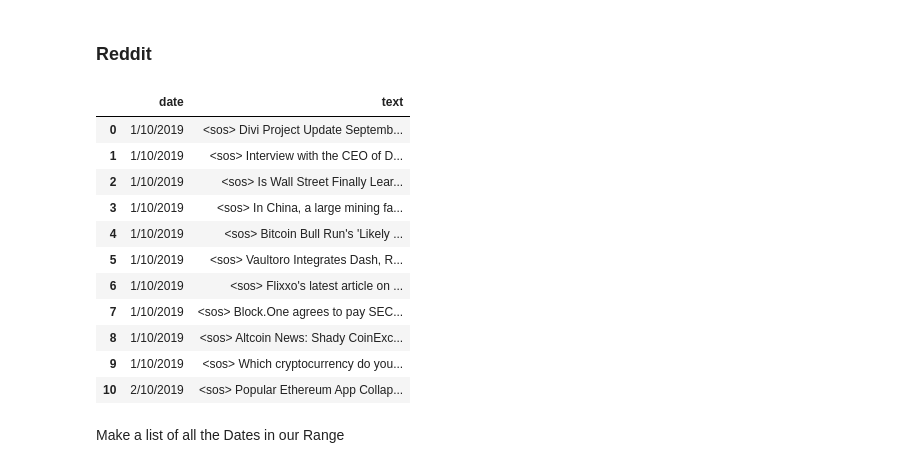
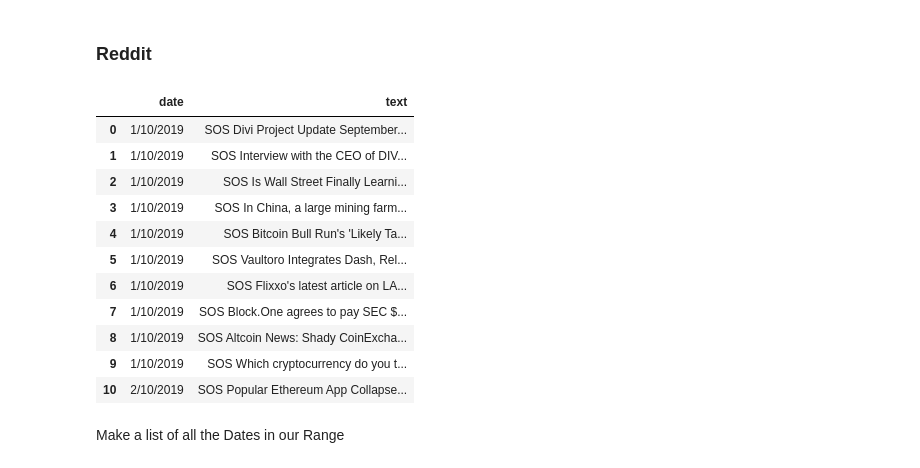
Before and after one commit to CAMAY3101/KALIK, a Jupyter notebook: data/Preprocess/cleanup.ipynb, the cells around one changed output. Saved outputs shown, nothing was run; the diff lists cells and outputs as text; code cells hidden in the pictures.

```diff
--- a/data/Preprocess/cleanup.ipynb
+++ b/data/Preprocess/cleanup.ipynb
@@ -45,39 +45,39 @@ df_binance = [df_ETH_USDT, df_ETH_BTC, df_BNB_ETH, df_XRP_ETH]
 # %%
 for df in df_reddit:
     # Drop columns we don't need
     df.drop(['id', 'num_comments', 'permalink', 'score', 'subreddit'], axis=1, inplace=True)
     # Change created_utc format to day/month/year
     df['date'] = pd.to_datetime(df['created_utc'])
     df['date'] = df['date'].dt.strftime('%#d/%#m/%Y')
     # Join title and comments into one column
     # if a comment is empty, replace it with an empty string
     df['title'] = df['title'].astype(str)
     df['comment_1'].fillna('', inplace=True)
     df['comment_1'] = df['comment_1'].astype(str)
     df['comment_2'].fillna('', inplace=True)
     df['comment_2'] = df['comment_2'].astype(str)
     df['comment_3'].fillna('', inplace=True)
     df['comment_3'] = df['comment_3'].astype(str)
     # We use <sos> and <eos> to mark the start and end of a text, this will help training the model
-    df['text'] = '<sos> ' + df['title'] + '. ' + df['comment_1'] + '. ' + df['comment_2'] + '. ' + df['comment_3'] + ' <eos>'
+    df['text'] = 'SOS ' + df['title'] + '. ' + df['comment_1'] + '. ' + df['comment_2'] + '. ' + df['comment_3'] + ' EOS'
     # Drop columns
     df.drop(['created_utc','title', 'comment_1', 'comment_2', 'comment_3'], axis=1, inplace=True)
 
 pd.set_option('display.max_rows', None)
 df_Crypto_Currency_News.head(11)
 # %% [output]
 |  | date | text |
-| 0 | 1/10/2019 | <sos> Divi Project Update Septemb... |
-| 1 | 1/10/2019 | <sos> Interview with the CEO of D... |
-| 2 | 1/10/2019 | <sos> Is Wall Street Finally Lear... |
-| 3 | 1/10/2019 | <sos> In China, a large mining fa... |
-| 4 | 1/10/2019 | <sos> Bitcoin Bull Run's 'Likely ... |
-| 5 | 1/10/2019 | <sos> Vaultoro Integrates Dash, R... |
-| 6 | 1/10/2019 | <sos> Flixxo's latest article on ... |
-| 7 | 1/10/2019 | <sos> Block.One agrees to pay SEC... |
-| 8 | 1/10/2019 | <sos> Altcoin News: Shady CoinExc... |
-| 9 | 1/10/2019 | <sos> Which cryptocurrency do you... |
-| 10 | 2/10/2019 | <sos> Popular Ethereum App Collap... |
+| 0 | 1/10/2019 | SOS Divi Project Update September... |
+| 1 | 1/10/2019 | SOS Interview with the CEO of DIV... |
+| 2 | 1/10/2019 | SOS Is Wall Street Finally Learni... |
+| 3 | 1/10/2019 | SOS In China, a large mining farm... |
+| 4 | 1/10/2019 | SOS Bitcoin Bull Run's 'Likely Ta... |
+| 5 | 1/10/2019 | SOS Vaultoro Integrates Dash, Rel... |
+| 6 | 1/10/2019 | SOS Flixxo's latest article on LA... |
+| 7 | 1/10/2019 | SOS Block.One agrees to pay SEC $... |
+| 8 | 1/10/2019 | SOS Altcoin News: Shady CoinExcha... |
+| 9 | 1/10/2019 | SOS Which cryptocurrency do you t... |
+| 10 | 2/10/2019 | SOS Popular Ethereum App Collapse... |
 # %% [markdown]
 Make a list of all the Dates in our Range
 # %%
```
Also changed, not shown: parts of 8 cells of this notebook, 9 other files.
